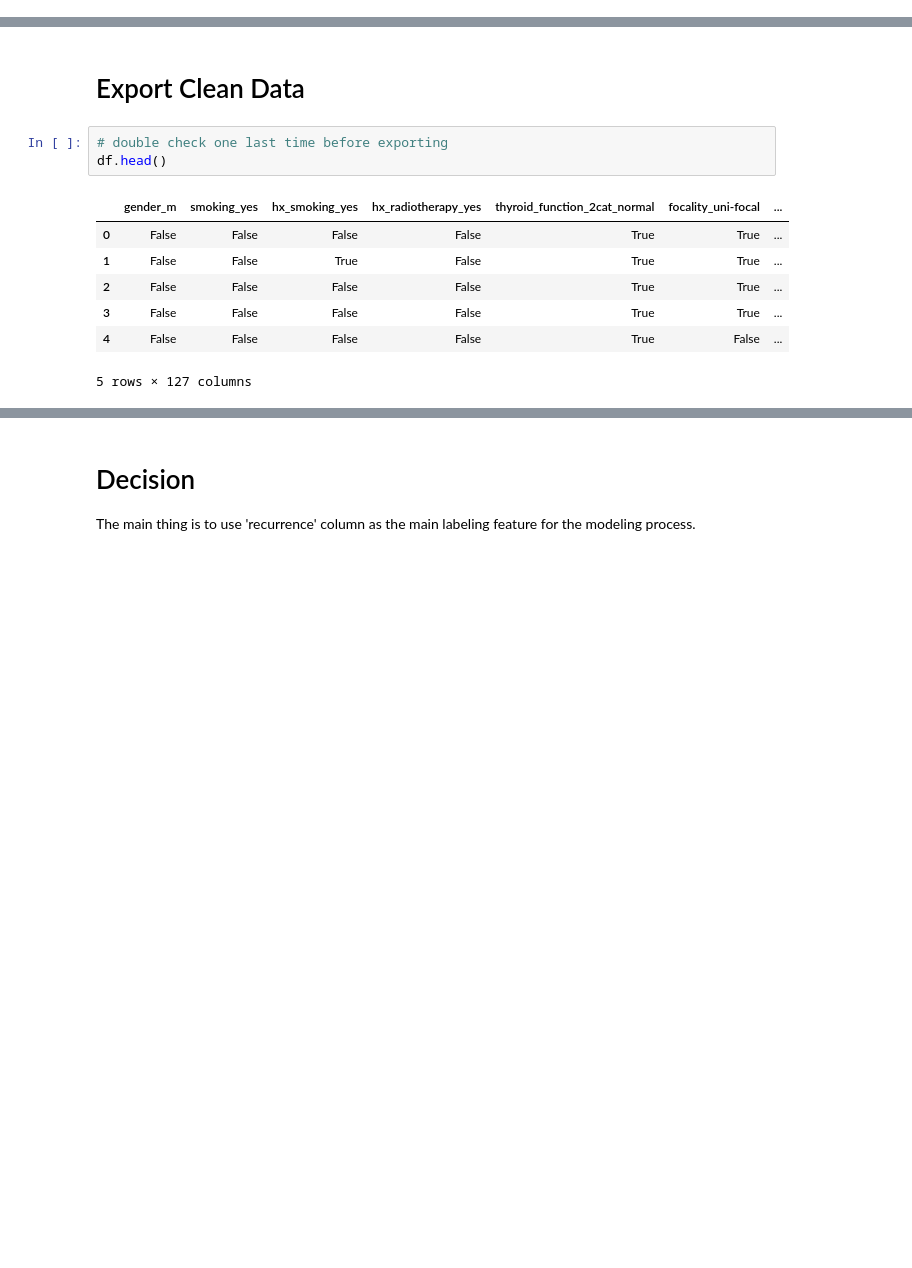
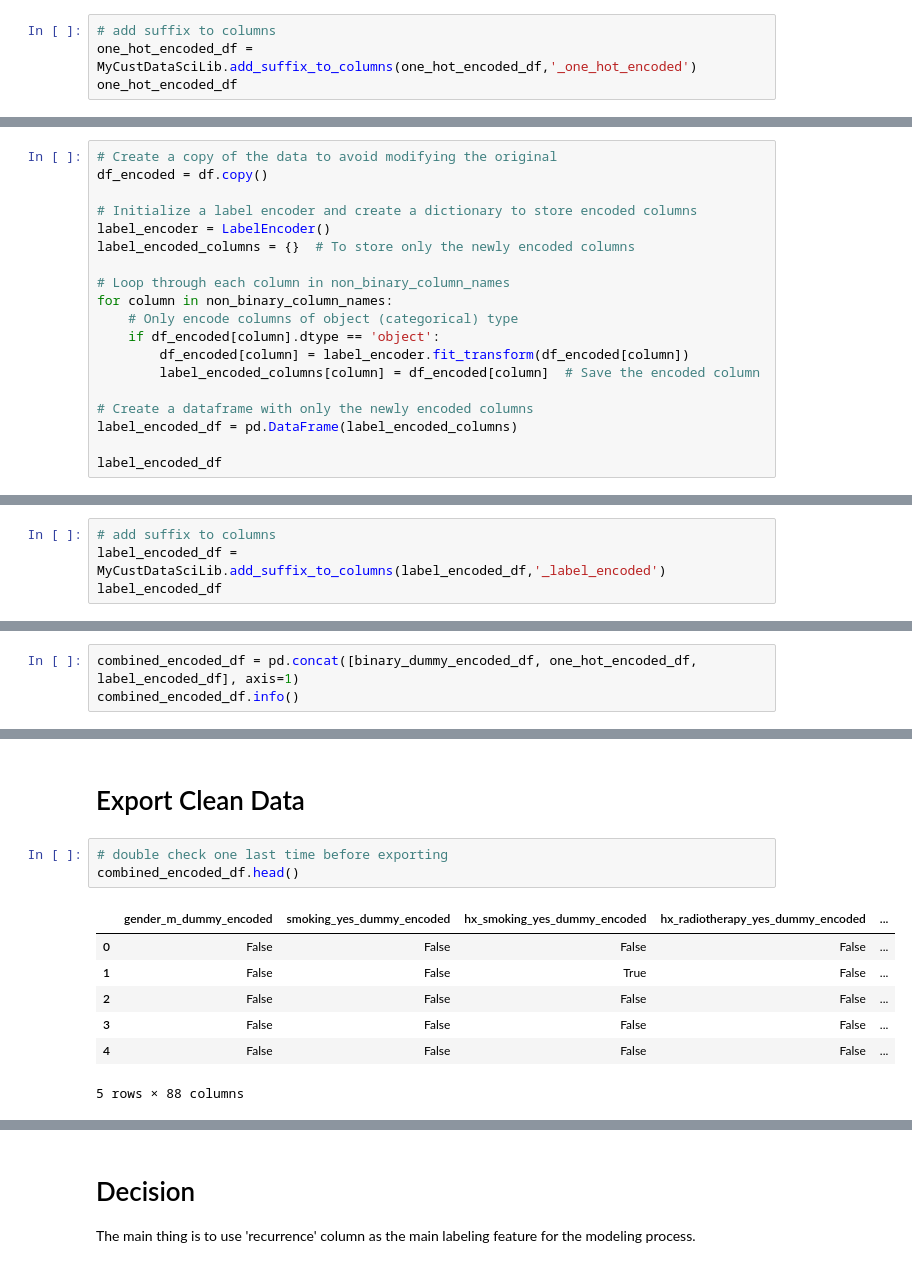
Before and after one commit to madmaxtoastflytiger/CaptStone2-Thyroid-Disease, a Jupyter notebook: 4_ThyroidDisease_FeatureEngineering.ipynb, the cells around one changed output, grey strips where cells are left out. Drawn from its saved outputs; the diff is of its cells as text; blank space fills up the shorter version.

```diff
--- a/4_ThyroidDisease_FeatureEngineering.ipynb
+++ b/4_ThyroidDisease_FeatureEngineering.ipynb
@@ -183,0 +198,4 @@ df
+# %%
+# add suffix to columns
+one_hot_encoded_df = MyCustDataSciLib.add_suffix_to_columns(one_hot_encoded_df,'_one_hot_encoded')
+one_hot_encoded_df
@@ -183,0 +218,19 @@ df
+# %%
+# Create a copy of the data to avoid modifying the original
+df_encoded = df.copy()
+
+# Initialize a label encoder and create a dictionary to store encoded columns
+label_encoder = LabelEncoder()
+label_encoded_columns = {}  # To store only the newly encoded columns
+
+# Loop through each column in non_binary_column_names
+for column in non_binary_column_names:
+    # Only encode columns of object (categorical) type
+    if df_encoded[column].dtype == 'object':
+        df_encoded[column] = label_encoder.fit_transform(df_encoded[column])
+        label_encoded_columns[column] = df_encoded[column]  # Save the encoded column
+
+# Create a dataframe with only the newly encoded columns
+label_encoded_df = pd.DataFrame(label_encoded_columns)
+
+label_encoded_df
@@ -183,0 +251,4 @@ df
+# %%
+# add suffix to columns
+label_encoded_df = MyCustDataSciLib.add_suffix_to_columns(label_encoded_df,'_label_encoded')
+label_encoded_df
@@ -183,0 +271,3 @@ df
+# %%
+combined_encoded_df = pd.concat([binary_dummy_encoded_df, one_hot_encoded_df, label_encoded_df], axis=1)
+combined_encoded_df.info()
@@ -185,14 +293,14 @@ df
 # Export Clean Data
 # %%
 # double check one last time before exporting
-df.head()
+combined_encoded_df.head()
 # %% [output]
-|  | gender_m | smoking_yes | hx_smoking_yes | hx_radiotherapy_yes | thyroid_function_2cat_normal | focality_uni-focal | ... |
-| 0 | False | False | False | False | True | True | ... |
-| 1 | False | False | True | False | True | True | ... |
-| 2 | False | False | False | False | True | True | ... |
-| 3 | False | False | False | False | True | True | ... |
-| 4 | False | False | False | False | True | False | ... |
+|  | gender_m_dummy_encoded | smoking_yes_dummy_encoded | hx_smoking_yes_dummy_encoded | hx_radiotherapy_yes_dummy_encoded | ... |
+| 0 | False | False | False | False | ... |
+| 1 | False | False | True | False | ... |
+| 2 | False | False | False | False | ... |
+| 3 | False | False | False | False | ... |
+| 4 | False | False | False | False | ... |
-5 rows × 127 columns
+5 rows × 88 columns
 # %%
 # double check one last time before exporting
```
Also changed, not shown: parts of 18 cells of this notebook, 4 other files.
